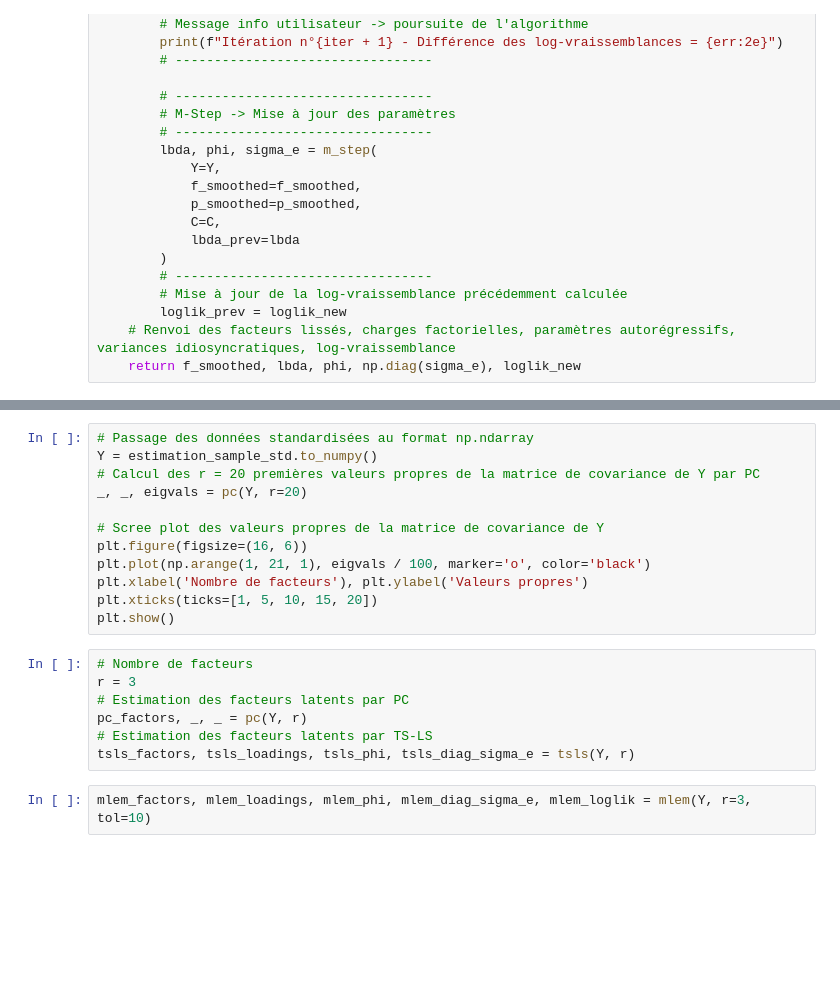
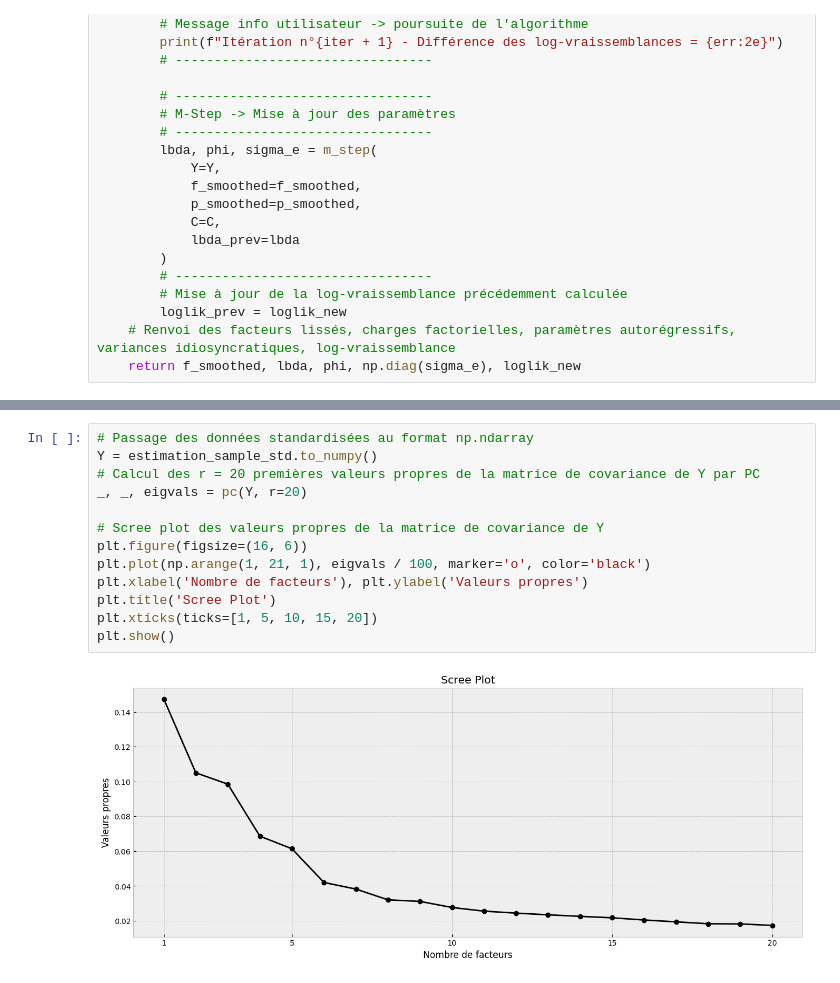
Before and after one commit to Jbdelrio/GestionQuant2DFM, a Jupyter notebook: main.ipynb, the cells around one changed output, grey strips where cells are left out. Saved outputs shown, nothing was run; the diff lists cells and outputs as text; blank space fills up the shorter version.

```diff
--- a/main.ipynb
+++ b/main.ipynb
@@ -571,21 +680,15 @@ def mlem(Y: np.ndarray, r: int, tol: float=1e-4, max_iter: int=100) -> tuple:
 # %%
 # Passage des données standardisées au format np.ndarray
 Y = estimation_sample_std.to_numpy()
 # Calcul des r = 20 premières valeurs propres de la matrice de covariance de Y par PC
 _, _, eigvals = pc(Y, r=20)
 
 # Scree plot des valeurs propres de la matrice de covariance de Y
 plt.figure(figsize=(16, 6))
 plt.plot(np.arange(1, 21, 1), eigvals / 100, marker='o', color='black')
 plt.xlabel('Nombre de facteurs'), plt.ylabel('Valeurs propres')
+plt.title('Scree Plot')
 plt.xticks(ticks=[1, 5, 10, 15, 20])
 plt.show()
+# %% [output]
+[figure, added]
-# %%
-# Nombre de facteurs
-r = 3
-# Estimation des facteurs latents par PC
-pc_factors, _, _ = pc(Y, r)
-# Estimation des facteurs latents par TS-LS
-tsls_factors, tsls_loadings, tsls_phi, tsls_diag_sigma_e = tsls(Y, r)
-# %%
-mlem_factors, mlem_loadings, mlem_phi, mlem_diag_sigma_e, mlem_loglik = mlem(Y, r=3, tol=10)
```
Also changed, not shown: parts of 10 cells of this notebook.
